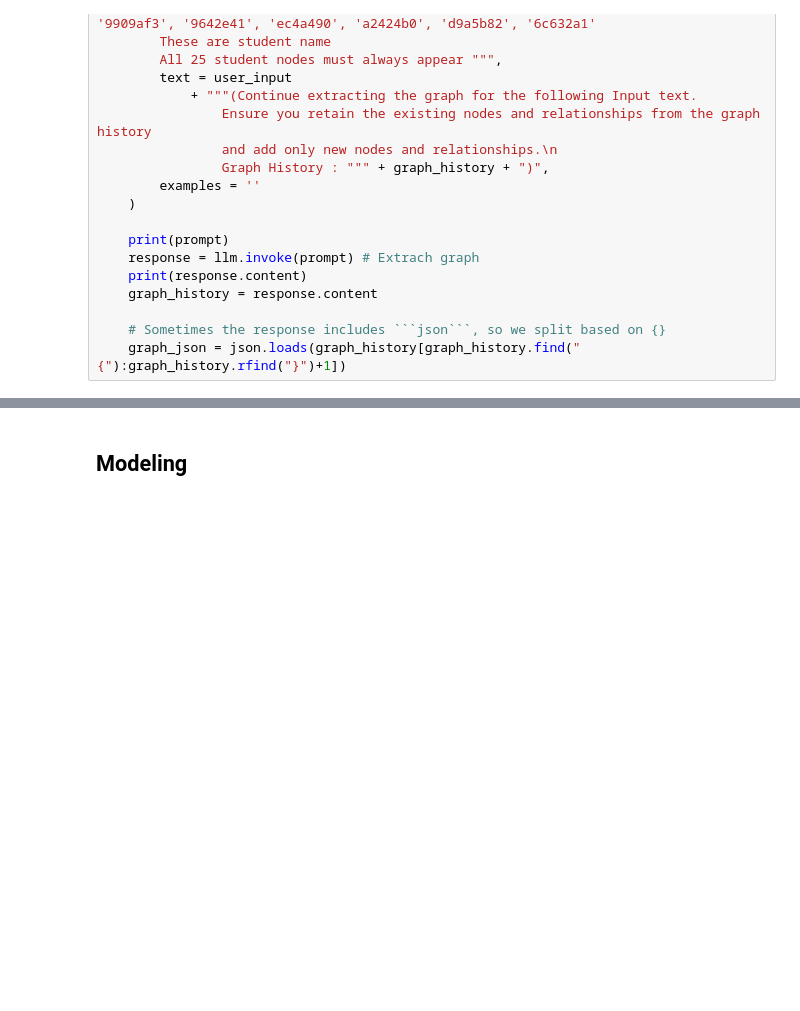
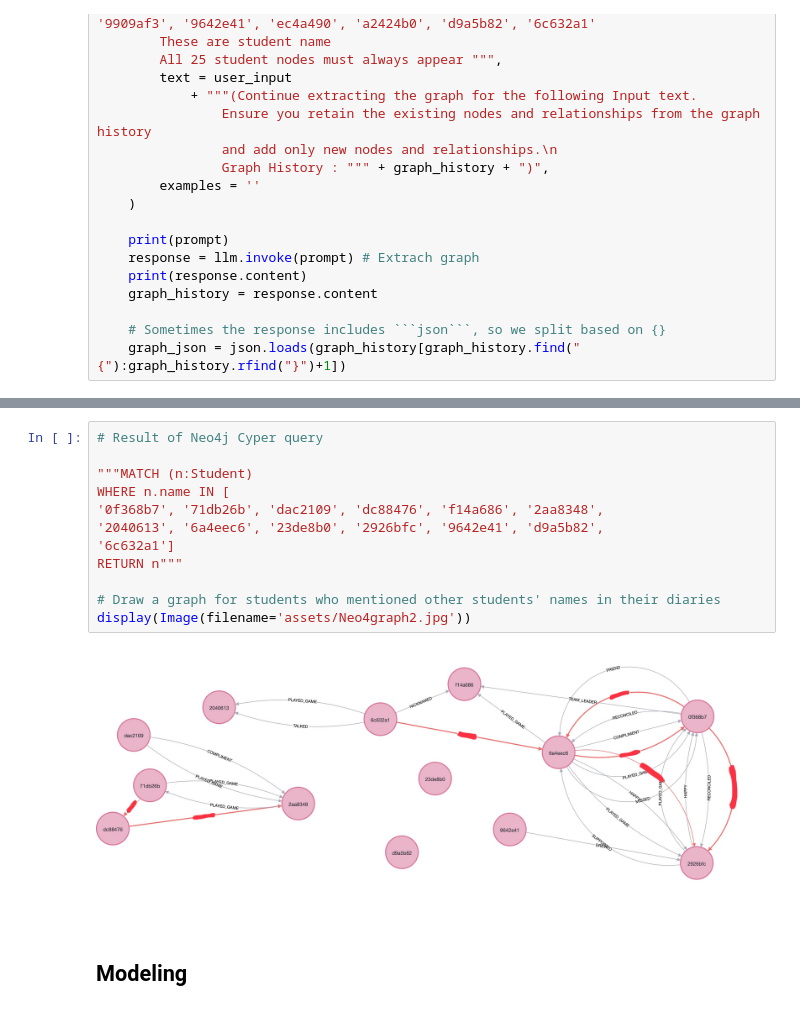
Before and after one commit to joanna-jaeeun/Emotion-Diary-Analysis-NLP-LLM, a Jupyter notebook: Analysis_of_Student_Emotion_Diaries.ipynb, the cells around one changed output, grey strips where cells are left out. Saved outputs shown, nothing was run; the diff lists cells and outputs as text; blank space fills up the shorter version.

```diff
--- a/Analysis_of_Student_Emotion_Diaries.ipynb
+++ b/Analysis_of_Student_Emotion_Diaries.ipynb
@@ -261,3 +264,17 @@ for user_input in text_list + ['finish']:
+# %%
+# Result of Neo4j Cyper query
+
+"""MATCH (n:Student)
+WHERE n.name IN [
+'0f368b7', '71db26b', 'dac2109', 'dc88476', 'f14a686', '2aa8348',
+'2040613', '6a4eec6', '23de8b0', '2926bfc', '9642e41', 'd9a5b82',
+'6c632a1']
+RETURN n"""
+
+# Draw a graph for students who mentioned other students' names in their diaries
+display(Image(filename='assets/Neo4graph2.jpg'))
+# %% [output]
+[figure, added]
 # %% [markdown]
 ## Modeling
 # %% [markdown]
```
Also changed, not shown: parts of 2 cells of this notebook.
